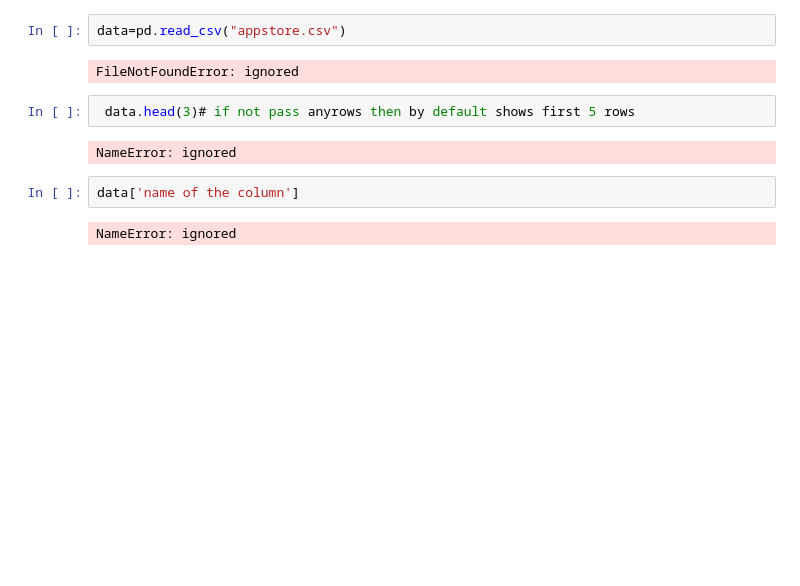
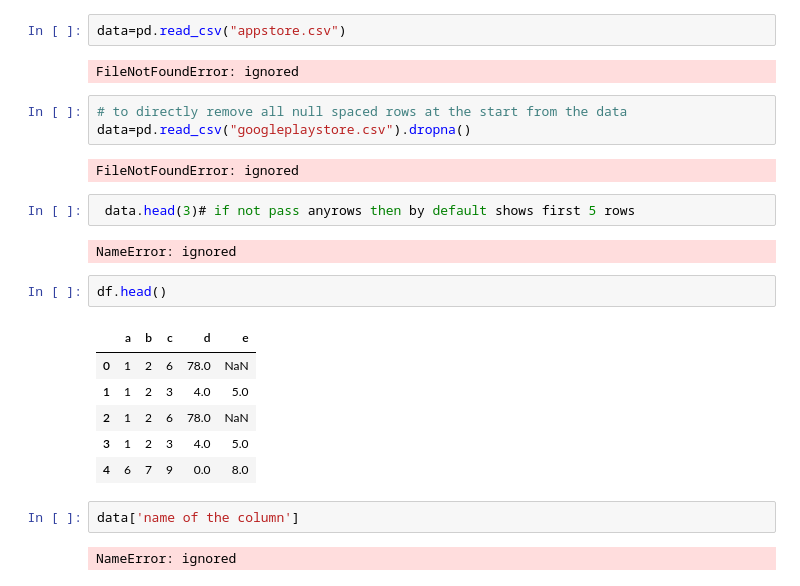
Before and after one commit to RODIV45/Data-Analysis-with-Python-GFG, a Jupyter notebook: intro_pandas.ipynb, the cells around one changed output. Cells and saved outputs as stored; diff of their text form; blank space fills up the shorter version.

```diff
--- a/intro_pandas.ipynb
+++ b/intro_pandas.ipynb
@@ -76,10 +76,24 @@ sample_data/
 data=pd.read_csv("appstore.csv")
 # %% [output]
 FileNotFoundError: ignored
+# %%
+# to directly remove all null spaced rows at the start from the data
+data=pd.read_csv("googleplaystore.csv").dropna()
+# %% [output]
+FileNotFoundError: ignored
 # %%
  data.head(3)# if not pass anyrows then by default shows first 5 rows
 # %% [output]
 NameError: ignored
+# %%
+df.head()
+# %% [output]
+|  | a | b | c | d | e |
+| 0 | 1 | 2 | 6 | 78.0 | NaN |
+| 1 | 1 | 2 | 3 | 4.0 | 5.0 |
+| 2 | 1 | 2 | 6 | 78.0 | NaN |
+| 3 | 1 | 2 | 3 | 4.0 | 5.0 |
+| 4 | 6 | 7 | 9 | 0.0 | 8.0 |
 # %%
 data['name of the column']
 # %% [output]
```
Also changed, not shown: parts of 33 cells of this notebook.
